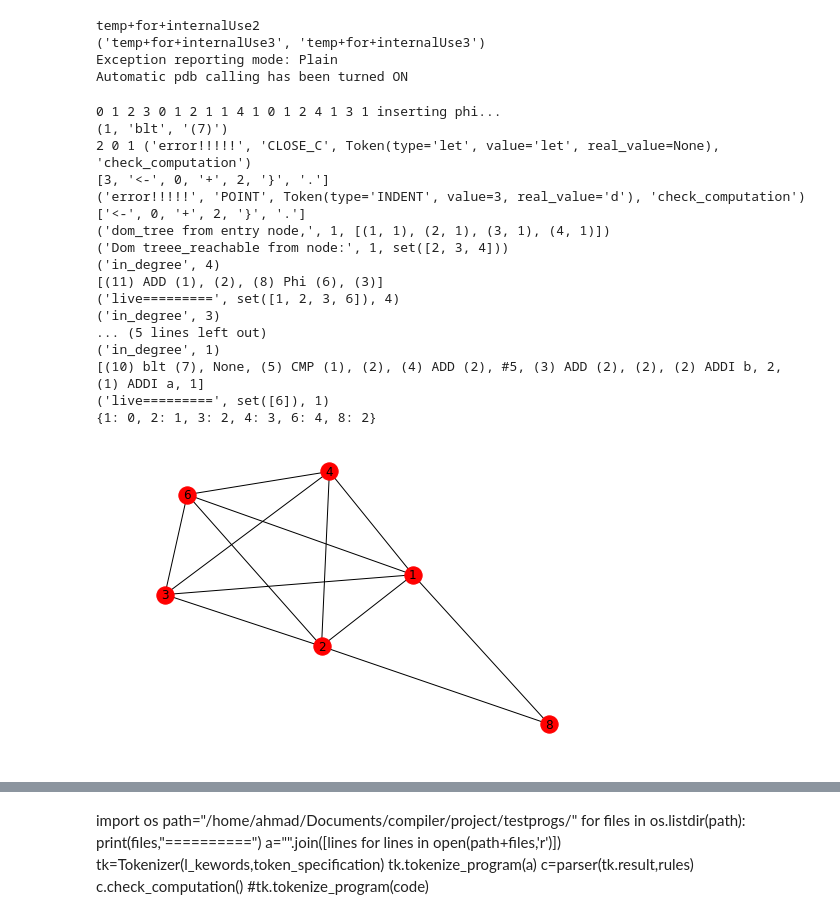
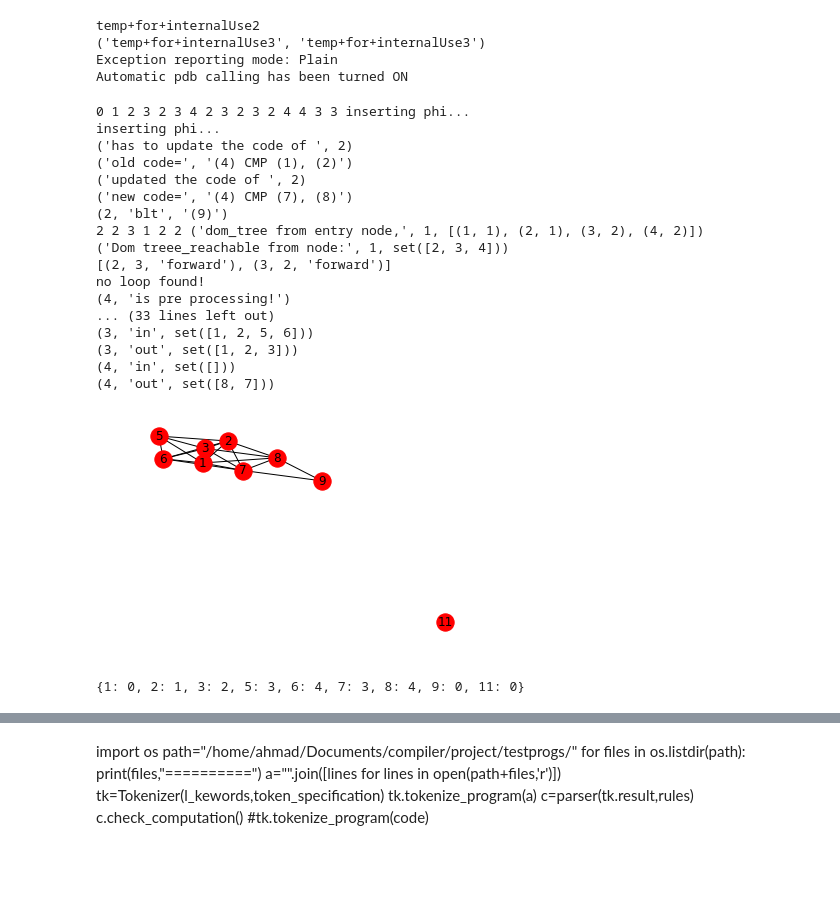
Before and after one commit to amatii/compiler, a Jupyter notebook: parser_SSA-refactor-newSSA.ipynb, the cells around one changed output, grey strips where cells are left out. Drawn from its saved outputs; the diff is of its cells as text; code cells hidden in the pictures; blank space fills up the shorter version.

```diff
--- a/parser_SSA-refactor-newSSA.ipynb
+++ b/parser_SSA-refactor-newSSA.ipynb
@@ -368,64 +486,66 @@ code='''
 main
 var a, b, c, d;
 {
-	let a <- 1;
-	let b <- 2;
-	let c <- b + b;
-    let k <- b + 5;
+	let c <- 3;
+	let d <- 4;
+    let k <- c+d;
 
-	if a< b then
-		let c <- k + b
-	else
-        let d <- b + 1
-	fi;
-    let c <- a + b
-    let d <- a + c
+	while c < d do
+		let c <- k + k;
+		let d <- d + 2
+	od;
+
+    let c <- c + d;
+    let b <- c + c
 }.'''
 %matplotlib inline
 def testa(code):
     tk=Tokenizer(l_kewords,token_specification)
     tk.tokenize_program(code)
     #tk.print_tokens()
     c=parser(tk.result,rules)
     c.check_computation()
     #c.print_bb()
     c.visulize()
     !graph-easy grid.dot --as_dot | dot -Tpng -o graph_before_cse.png
 
     # these lines are for CSE: need to be refactorized!
     c.build_graph()
     c.all_dom_pair()
     c.visulize()
 
+
     #reg allocation:
-    c.make_inference_graph()
-    #nx.draw(c.graph_inf,with_labels=True)
+    c.make_inference_graph1()
+    #c.visulize_live()
 
     !graph-easy grid.dot --as_dot | dot -Tpng -o graph.png
+    !graph-easy grid_live.dot --as_dot | dot -Tpng -o graph_live.png
 
 testa(code)
 
 from IPython.display import Image
 #Image(filename='graph.png')
 # %% [output]
-0 1 2 3 0 1 2 1 1 4 1 0 1 2 4 1 3 1 inserting phi...
-(1, 'blt', '(7)')
-2 0 1 ('error!!!!!', 'CLOSE_C', Token(type='let', value='let', real_value=None), 'check_computation')
-[3, '<-', 0, '+', 2, '}', '.']
-('error!!!!!', 'POINT', Token(type='INDENT', value=3, real_value='d'), 'check_computation')
-['<-', 0, '+', 2, '}', '.']
-('dom_tree from entry node,', 1, [(1, 1), (2, 1), (3, 1), (4, 1)])
+0 1 2 3 2 3 4 2 3 2 3 2 4 4 3 3 inserting phi...
+inserting phi...
+('has to update the code of ', 2)
+('old code=', '(4) CMP (1), (2)')
+('updated the code of ', 2)
+('new code=', '(4) CMP (7), (8)')
+(2, 'blt', '(9)')
+2 2 3 1 2 2 ('dom_tree from entry node,', 1, [(1, 1), (2, 1), (3, 2), (4, 2)])
 ('Dom treee_reachable from node:', 1, set([2, 3, 4]))
-('in_degree', 4)
-[(11) ADD (1), (2), (8) Phi (6), (3)]
-('live=========', set([1, 2, 3, 6]), 4)
-('in_degree', 3)
-... (5 lines left out)
-('in_degree', 1)
-[(10) blt (7), None, (5) CMP (1), (2), (4) ADD (2), #5, (3) ADD (2), (2), (2) ADDI b, 2, (1) ADDI a, 1]
-('live=========', set([6]), 1)
-{1: 0, 2: 1, 3: 2, 4: 3, 6: 4, 8: 2}
+[(2, 3, 'forward'), (3, 2, 'forward')]
+no loop found!
+(4, 'is pre processing!')
+... (33 lines left out)
+(3, 'in', set([1, 2, 5, 6]))
+(3, 'out', set([1, 2, 3]))
+(4, 'in', set([]))
+(4, 'out', set([8, 7]))
-[figure, old version]
+[figure, new version]
+{1: 0, 2: 1, 3: 2, 5: 3, 6: 4, 7: 3, 8: 4, 9: 0, 11: 0}
 # %%
 Image(filename='graph_before_cse.png')
 Image(filename='graph.png')
```
Also changed, not shown: parts of 3 cells of this notebook, 4 other files.
